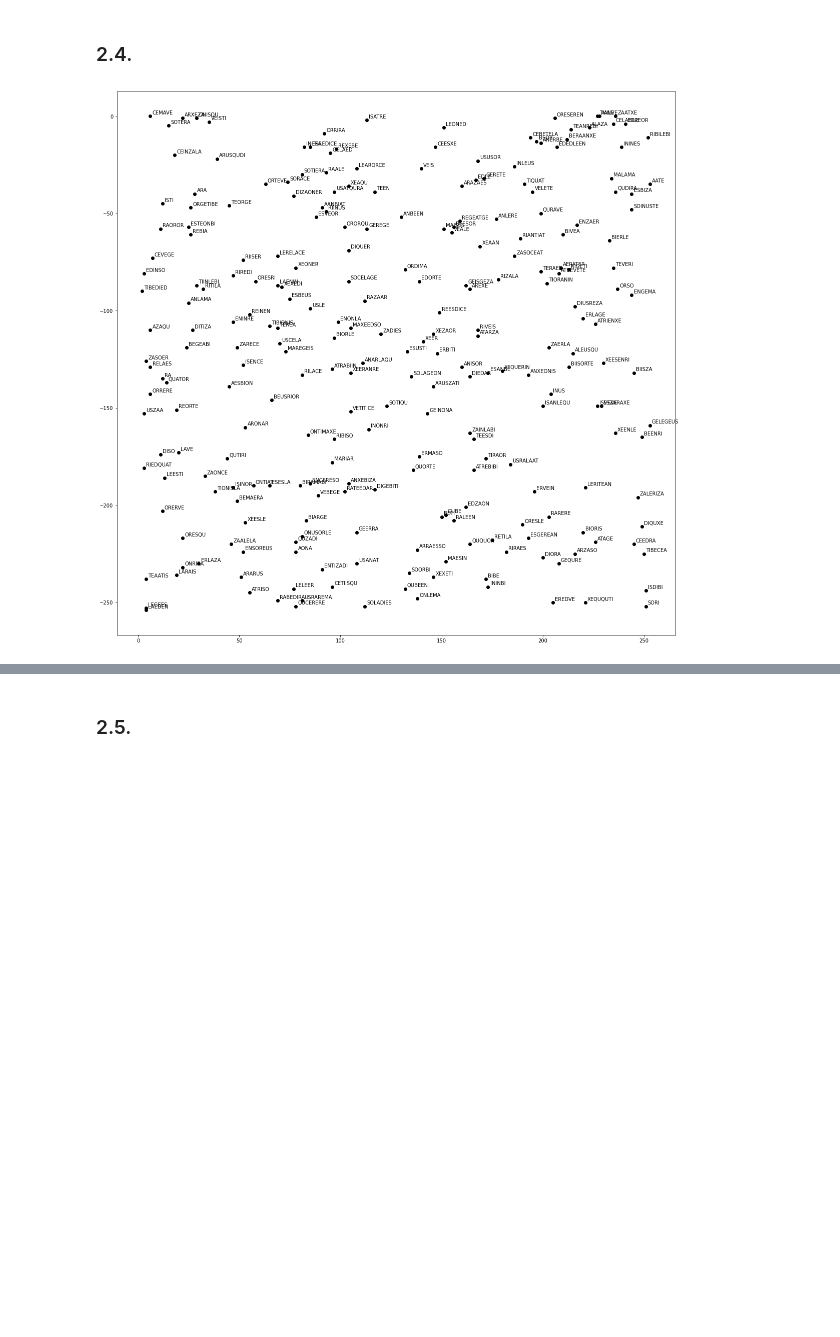
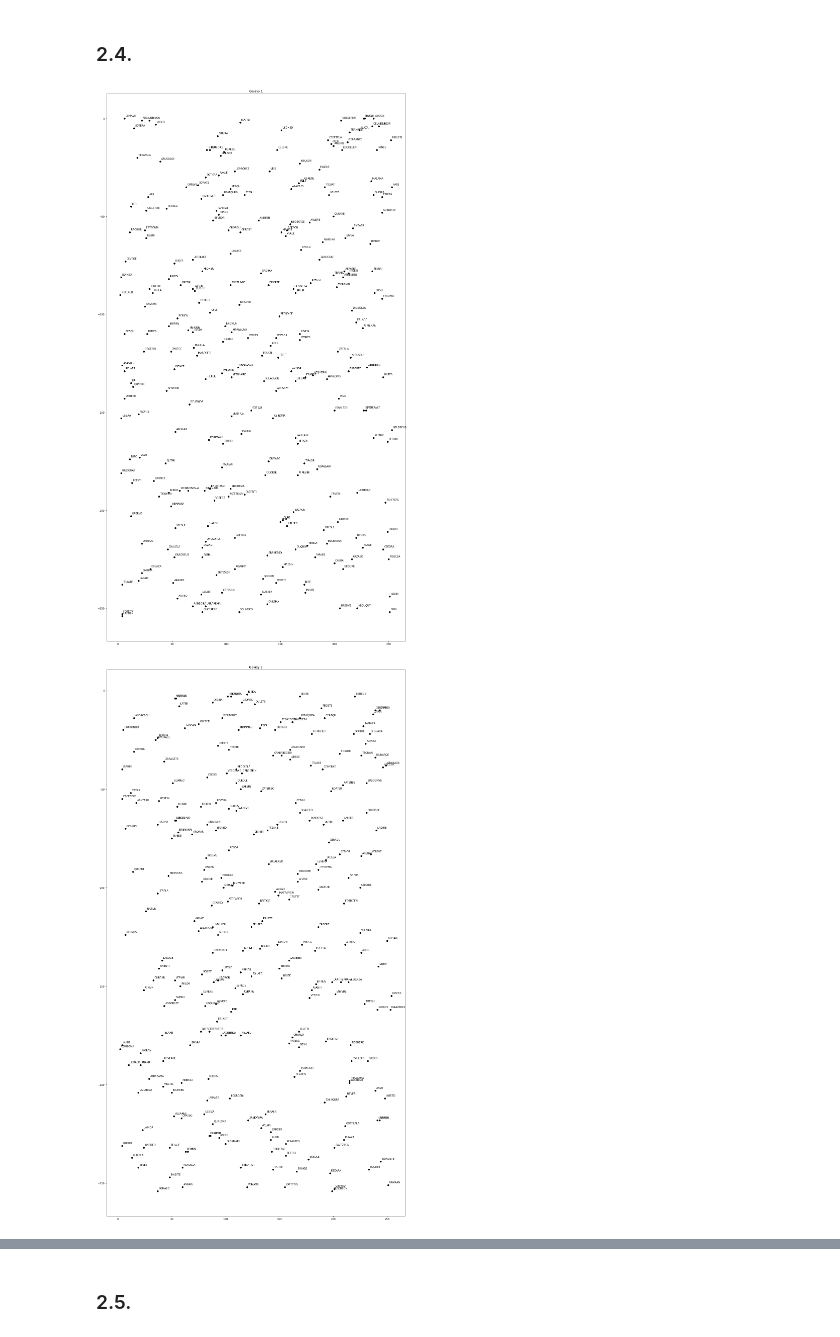
Before and after one commit to vahtyah/PythonPracticalSemester3, a Jupyter notebook: PythonSemester3.ipynb, the cells around one changed output, grey strips where cells are left out. Saved outputs shown, nothing was run; the diff lists cells and outputs as text; code cells hidden in the pictures; blank space fills up the shorter version.

```diff
--- a/PythonSemester3.ipynb
+++ b/PythonSemester3.ipynb
@@ -1649,38 +1649,46 @@ galsize = 256
 def buildgalaxy(galaxynum):
     global galaxy
     galaxy = [None] * galsize
     syscount, galcount = 0, 1
     seed = seedtype(base0, base1, base2)
     while galcount < galaxynum:
         nextgalaxy(seed)
         galcount += 1
+    fig = plt.figure(figsize=(200, 40))
+    plt.subplot(1, 8, galaxynum)
+    plt.title(f"Galaxy {galaxynum}")
     for syscount in range(galsize):
-        galaxy[syscount] = makesystem(seed)
+        k = makesystem(seed)
+        plt.scatter(k.x, -(k.y), color='black')
+        plt.text(k.x + 1, -k.y + 1, k.name)
+    plt.show()
 
 base0 = 0x5A4A
 base1 = 0x0248
 base2 = 0xB753
 
 def rotatel(x):
     temp = x & 128
     return (2 * (x & 127)) + (temp >> 7)
 
 
 def twist(x):
     return (256 * rotatel(x >> 8)) + rotatel(x & 255)
 
 
 def nextgalaxy(s):
     s.w0 = twist(s.w0)
     s.w1 = twist(s.w1)
     s.w2 = twist(s.w2)
 
 buildgalaxy(1)
-fig = plt.figure(figsize=(20, 20))
-for k in galaxy:
-  plt.scatter(k.x, -(k.y), color='black')
-  plt.text(k.x + 1, -k.y + 1, k.name)
-# Hiển thị biểu đồ
-plt.show()
+buildgalaxy(2)
+buildgalaxy(3)
+buildgalaxy(4)
+buildgalaxy(5)
+buildgalaxy(6)
+buildgalaxy(7)
+buildgalaxy(8)
 # %% [output]
-[figure, old version]
+[figure, new version]
+[figure, added]
```
Also changed, not shown: parts of 1 cell of this notebook.
